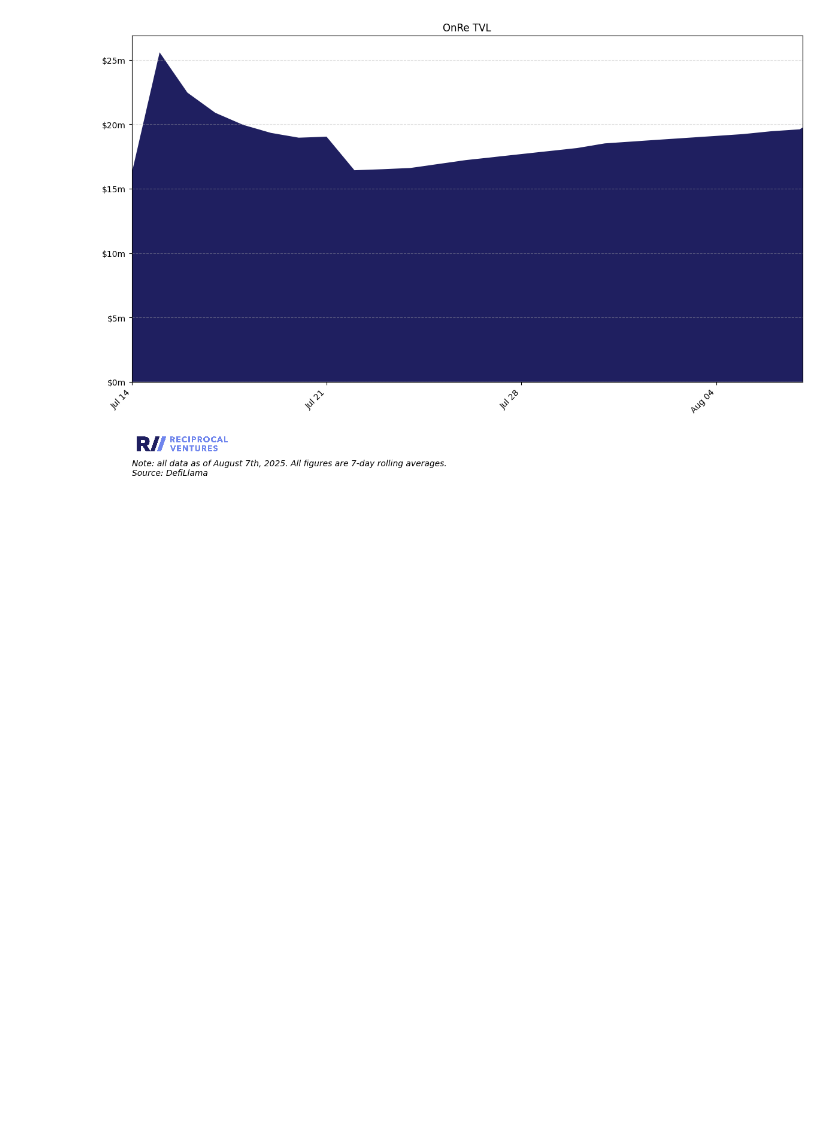
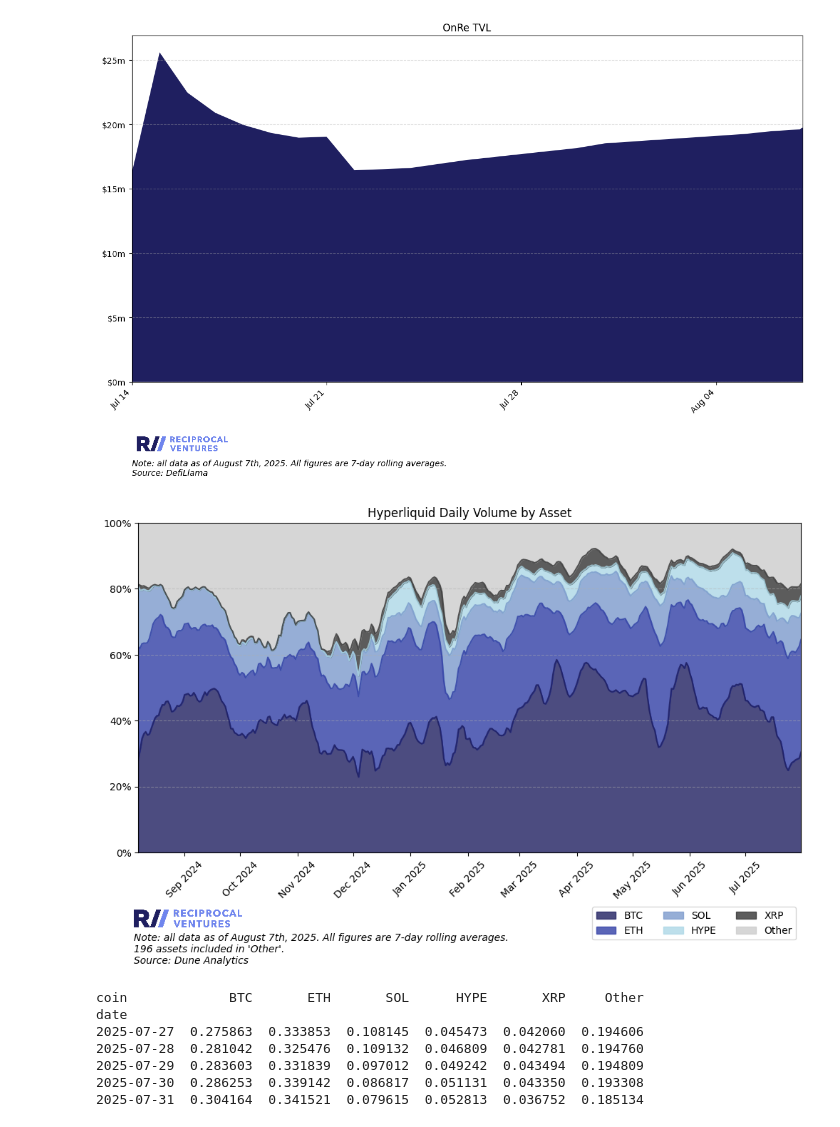
Before and after one commit to jimboevans/twitter-data-cuts, a Jupyter notebook: august-25-analysis.ipynb, the cells around one changed output. Saved outputs shown, nothing was run; the diff lists cells and outputs as text; code cells hidden in the pictures; blank space fills up the shorter version.

Commit message:
add hyperliquid daily volume by asset

```diff
--- a/august-25-analysis.ipynb
+++ b/august-25-analysis.ipynb
@@ -583,0 +692,15 @@ plot_tvl_single_asset(asset_slug, asset_name, start_date)
+# %%
+start_date = '2024-08-01'
+n_assets = 5
+n_col = 3
+
+hyperliquid_daily_voume_by_asset(start_date, n_assets, n_col)
+# %% [output]
+[figure, added]
+coin             BTC       ETH       SOL      HYPE       XRP     Other
+date
+2025-07-27  0.275863  0.333853  0.108145  0.045473  0.042060  0.194606
+2025-07-28  0.281042  0.325476  0.109132  0.046809  0.042781  0.194760
+2025-07-29  0.283603  0.331839  0.097012  0.049242  0.043494  0.194809
+2025-07-30  0.286253  0.339142  0.086817  0.051131  0.043350  0.193308
+2025-07-31  0.304164  0.341521  0.079615  0.052813  0.036752  0.185134
```
Also changed, not shown: parts of 3 cells of this notebook, 3 other files.
